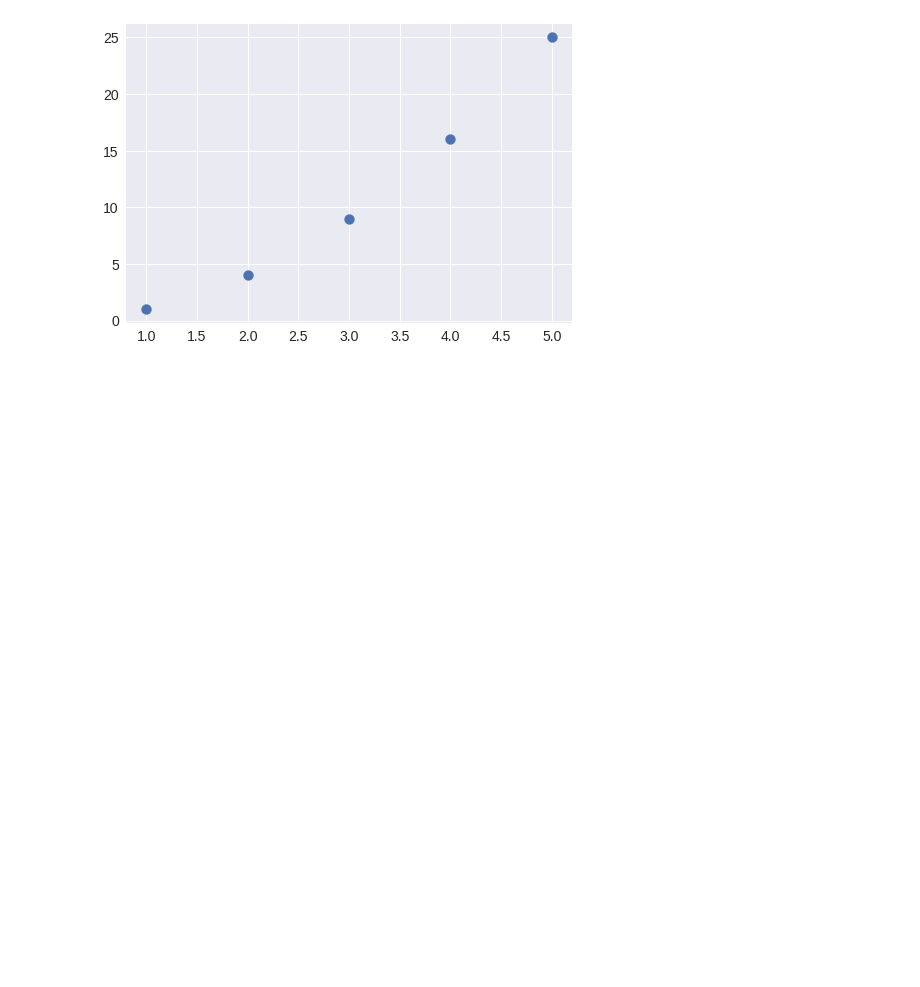
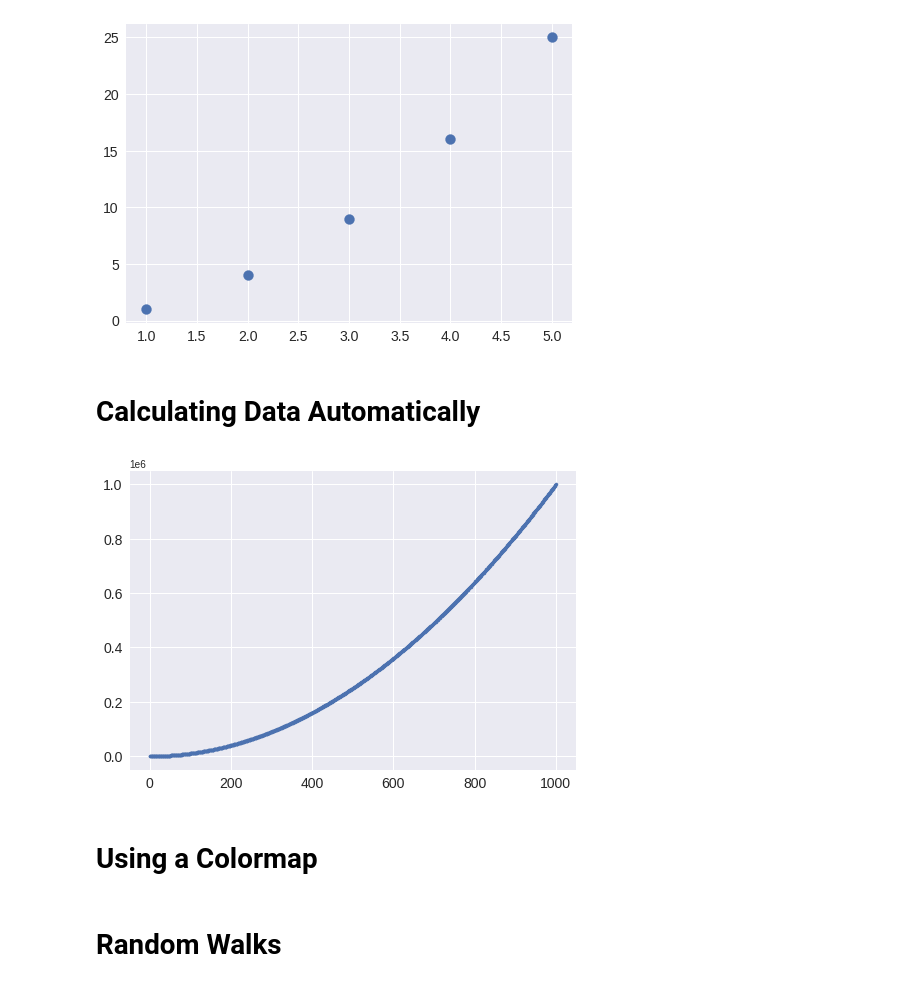
Before and after one commit to pratikshas8080/Pie_Charts_Using_python, a Jupyter notebook: pie_chart.ipynb, the cells around one changed output. Drawn from its saved outputs; the diff is of its cells as text; code cells hidden in the pictures; blank space fills up the shorter version.

```diff
--- a/pie_chart.ipynb
+++ b/pie_chart.ipynb
@@ -125,3 +125,23 @@ ax.tick_params(axis='both', which='major', labelsize=14)
 plt.show()
 # %% [output]
 [figure]
+# %% [markdown]
+# Calculating Data Automatically
+# %%
+import matplotlib.pyplot as plt
+
+x_values = range(1, 1001)
+y_values = [x**2 for x in x_values]
+
+plt.style.use('seaborn')
+fig, ax = plt.subplots()
+ax.scatter(x_values, y_values, s=10)
+
+# Set size of tick labels.
+ax.tick_params(axis='both', which='major', labelsize=14)
+
+plt.show()
+# %% [output]
+[figure, added]
+# %% [markdown]
+# Using a Colormap
@@ -127,0 +160,2 @@ plt.show()
+# %% [markdown]
+# Random Walks
```
Also changed, not shown: parts of 5 cells of this notebook.
